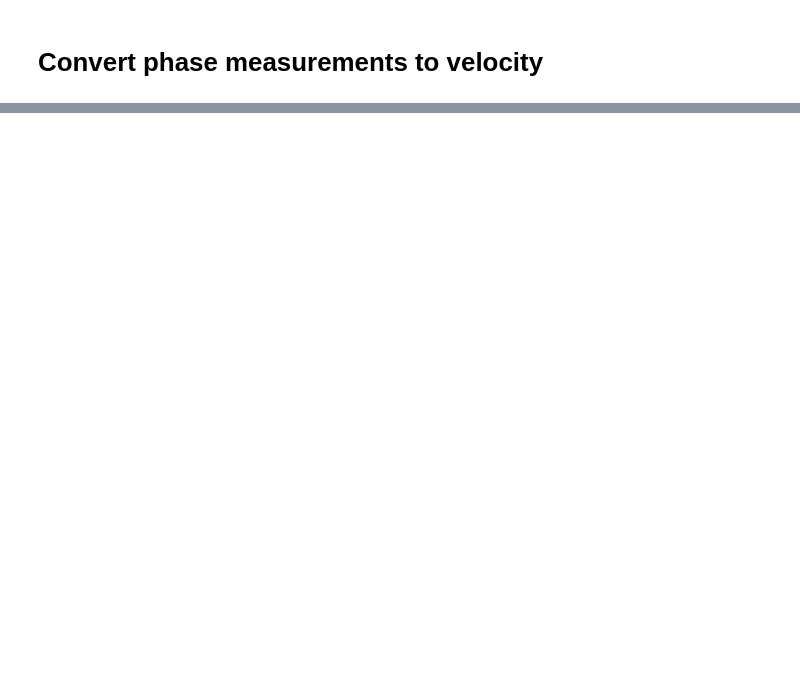
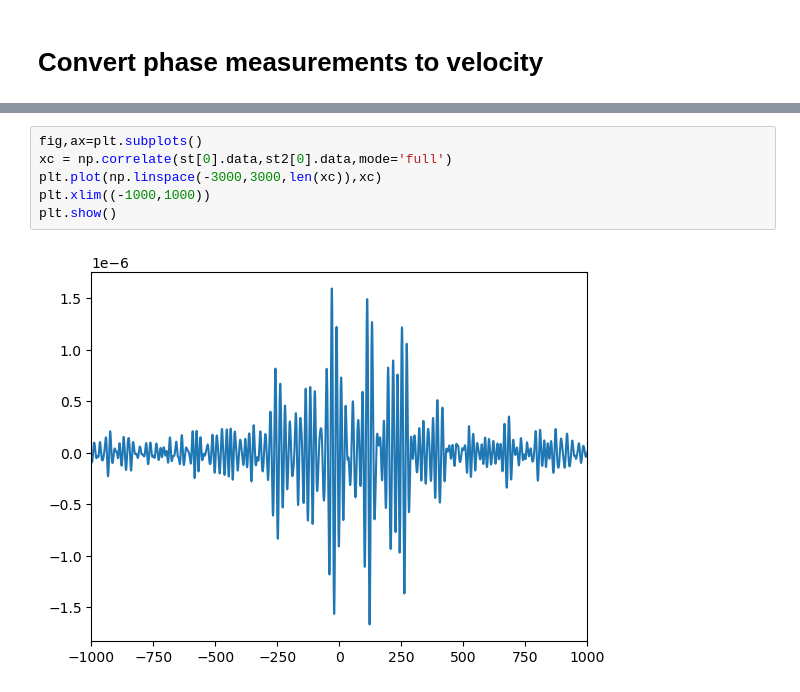
Before and after one commit to bradlipovsky/das-stuff, a Jupyter notebook: seadasn-teleseisms.ipynb, the cells around one changed output, grey strips where cells are left out. Saved outputs shown, nothing was run; the diff lists cells and outputs as text; blank space fills up the shorter version.

```diff
--- a/seadasn-teleseisms.ipynb
+++ b/seadasn-teleseisms.ipynb
@@ -291,0 +347,8 @@ t2-t1
+# %%
+fig,ax=plt.subplots()
+xc = np.correlate(st[0].data,st2[0].data,mode='full')
+plt.plot(np.linspace(-3000,3000,len(xc)),xc)
+plt.xlim((-1000,1000))
+plt.show()
+# %% [output]
+[figure, added]
```
Also changed, not shown: parts of 17 cells of this notebook.
